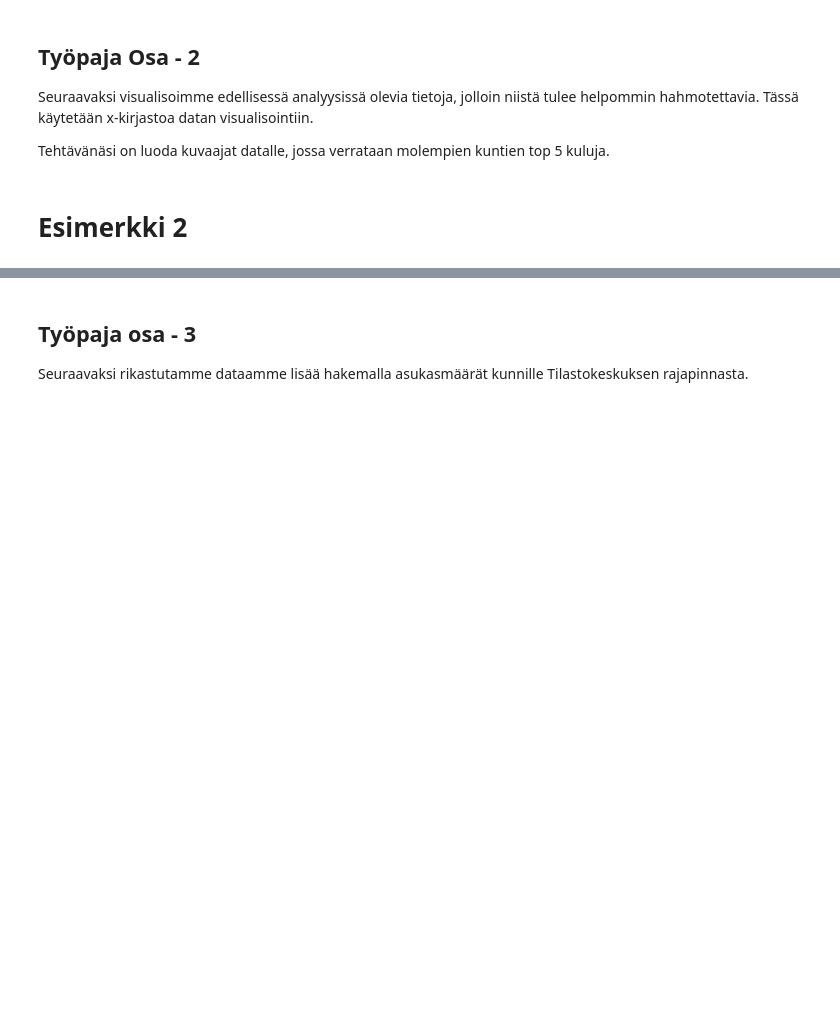
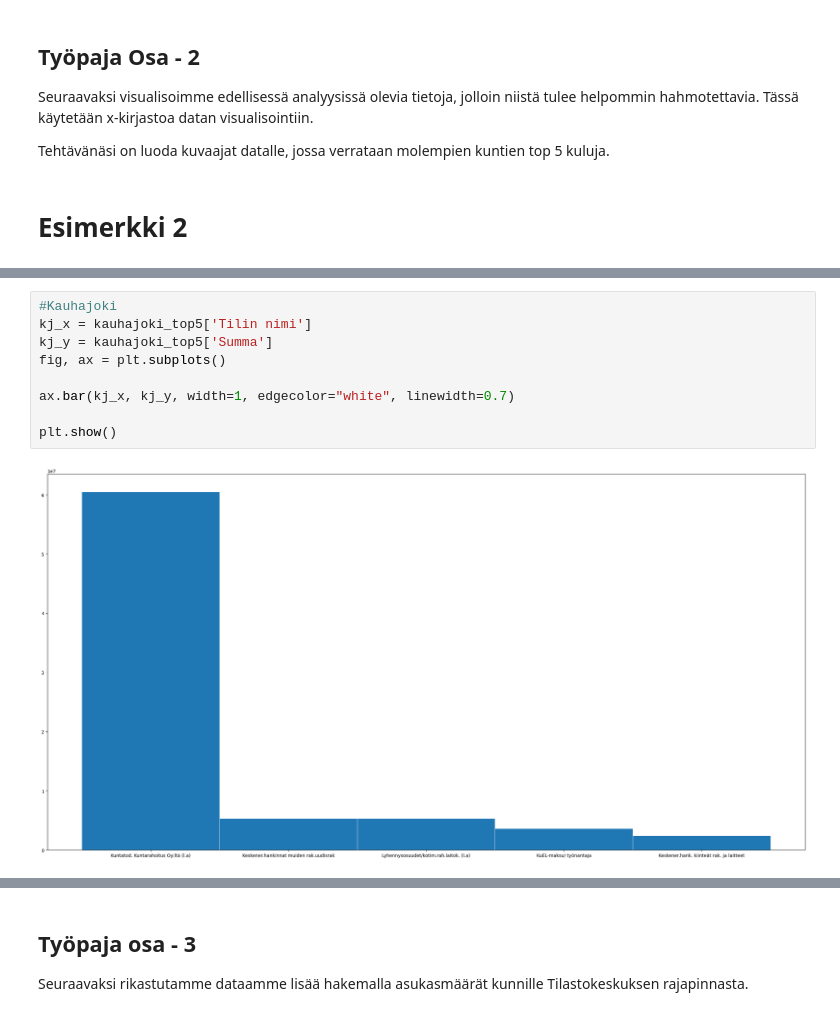
Before and after one commit to Centria-JyriMakela/data-workshop, a Jupyter notebook: test.ipynb, the cells around one changed output, grey strips where cells are left out. Saved outputs shown, nothing was run; the diff lists cells and outputs as text; blank space fills up the shorter version.

```diff
--- a/test.ipynb
+++ b/test.ipynb
@@ -54,0 +140,11 @@ Tehtävänäsi on luoda kuvaajat datalle, jossa verrataan molempien kuntien top
+# %%
+#Kauhajoki
+kj_x = kauhajoki_top5['Tilin nimi']
+kj_y = kauhajoki_top5['Summa']
+fig, ax = plt.subplots()
+
+ax.bar(kj_x, kj_y, width=1, edgecolor="white", linewidth=0.7)
+
+plt.show()
+# %% [output]
+[figure, added]
```
Also changed, not shown: parts of 8 cells of this notebook.
